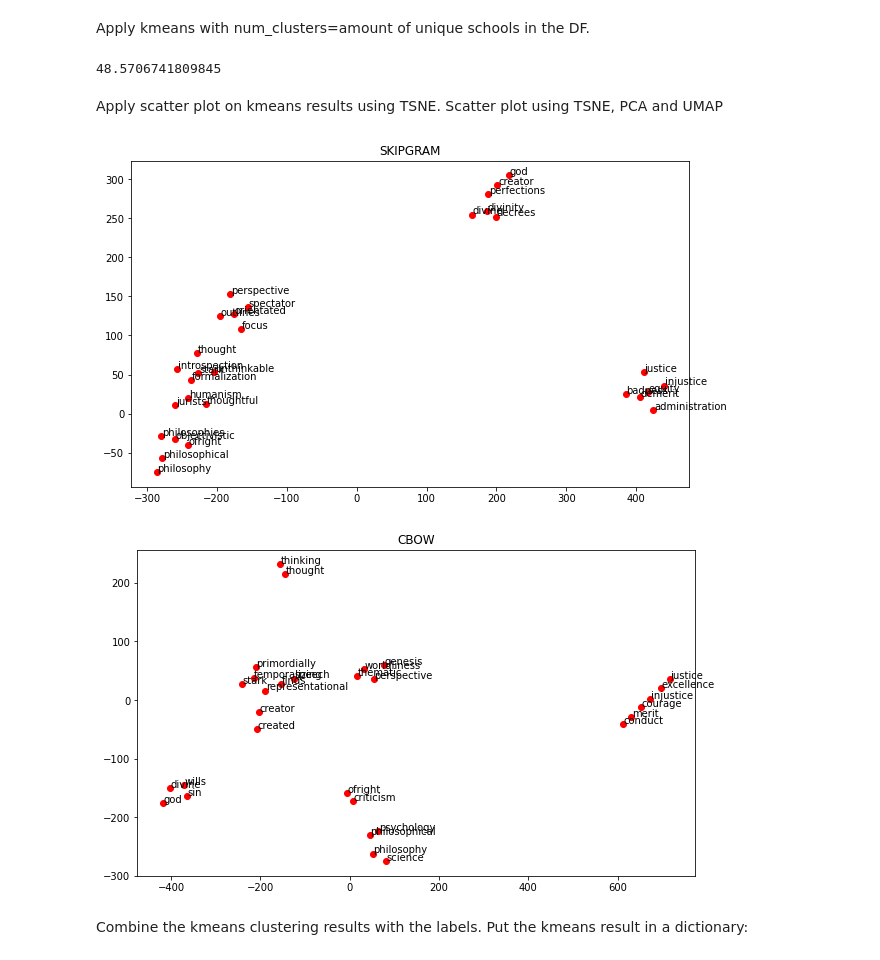
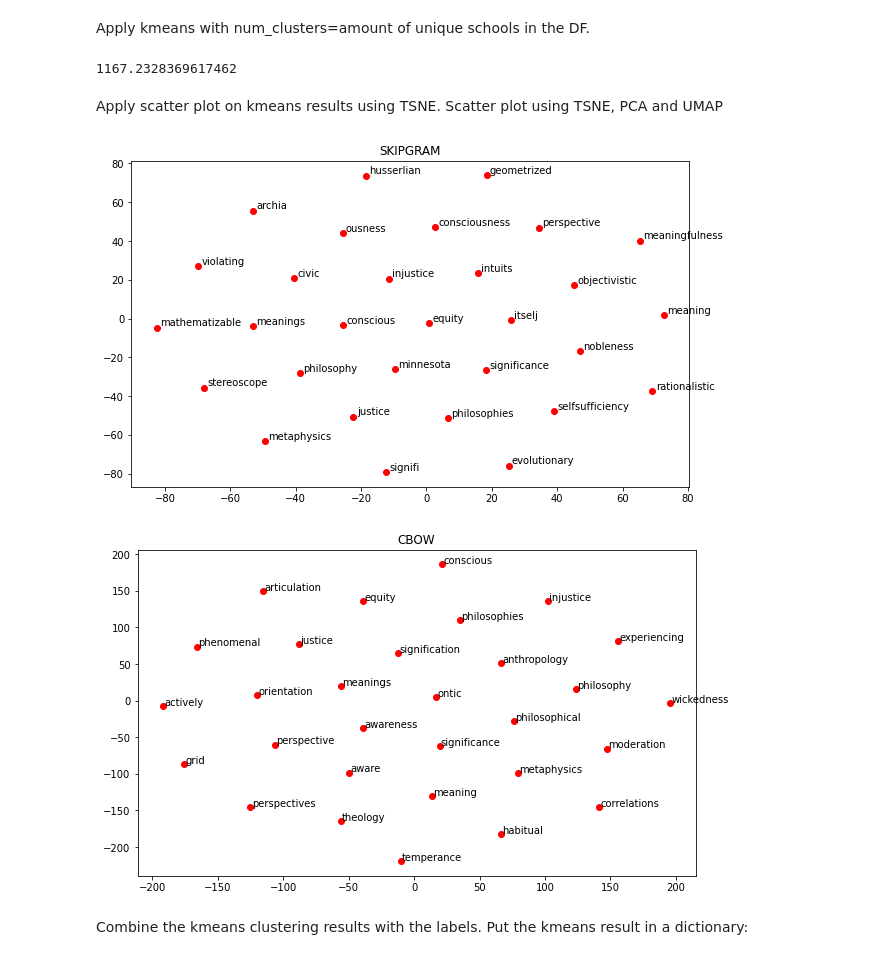
Before and after one commit to zabesy/SOTClustering, a Jupyter notebook: clustering.ipynb, the cells around one changed output. Cells and saved outputs as stored; diff of their text form; code cells hidden in the pictures.

```diff
--- a/clustering.ipynb
+++ b/clustering.ipynb
@@ -6,7 +10,7 @@ Short display of the data.
 FULL_DF = pd.read_csv("philosophy_data.csv", converters={"tokenized_sentence": pd.eval})
 # %%
 #Filter dataframe to training, test, fulldataset
-train_data = 0.2
+train_data = 0.8
 indexes = [i for i in list(FULL_DF.sample(frac=train_data).index)]
 DF_TRAIN = FULL_DF.iloc[indexes]
 DF_TRAIN.reset_index(drop = True, inplace = True)
@@ -14,8 +18,8 @@ DF_TEST = FULL_DF.iloc[~FULL_DF.index.isin(indexes)]
 DF_TEST.reset_index(drop = True, inplace = True)
 
 #Comment these to be able to train.
-# DF_TEST = FULL_DF
-# DF_TRAIN = FULL_DF
+DF_TEST = FULL_DF
+DF_TRAIN = FULL_DF
 
 len(FULL_DF.index), len(DF_TEST.index), len(DF_TRAIN.index)
 # %% [output]
@@ -33,14 +40,14 @@ Load w2v model, tf_idf, bigram, and trigram models and save them in respective
 # %%
 skipgram_w2v = Word2Vec(
             DF_TRAIN["tokenized_sentence"].tolist(),
-            vector_size=100,       # Dimensionality of word embeddings
+            vector_size=300,       # Dimensionality of word embeddings
             sg = 1,                # SKIPGRAM
             window=5,              # Word window for context evaluation
             epochs=10)             # Number of epochs training over corpus
 
 cbow_w2v = Word2Vec(
             DF_TRAIN["tokenized_sentence"].tolist(),
-            vector_size=100,
+            vector_size=300,
             sg = 0,                # CBOW
             window=5,
             epochs=10)
@@ -98,20 +105,20 @@ cbow_w2v_kmeans, cbow_w2v_labels, cbow_w2v_centroids = apply_kmeans(num_clusters
 end = time.time()
 print(end - start)
 # %% [output]
-48.5706741809845
+1167.2328369617462
 # %% [markdown]
 Apply scatter plot on kmeans results using TSNE.
 Scatter plot using TSNE, PCA and UMAP
 # %%
 # scatter_plot(type='pca', labels=skipgram_w2v_labels, values=skipgram_sentences)
 # scatter_plot(type='pca', labels=cbow_w2v_labels, values=cbow_sentences)
 
-words = ['god', 'philosophy', 'justice', 'thought', 'perspective']
+words = ['meaning', 'philosophy', 'justice', 'conscious', 'perspective']
 plot_similar_words(skipgram_w2v.wv, words, title="SKIPGRAM",top_words=5)
 plot_similar_words(cbow_w2v.wv, words,title="CBOW", top_words=5)
 # %% [output]
-[figure, old version]
+[figure, new version]
-[figure, old version]
+[figure, new version]
 # %% [markdown]
 Combine the kmeans clustering results with the labels.
 Put the kmeans result in a dictionary:
```
Also changed, not shown: parts of 30 cells of this notebook, 3 other files.
